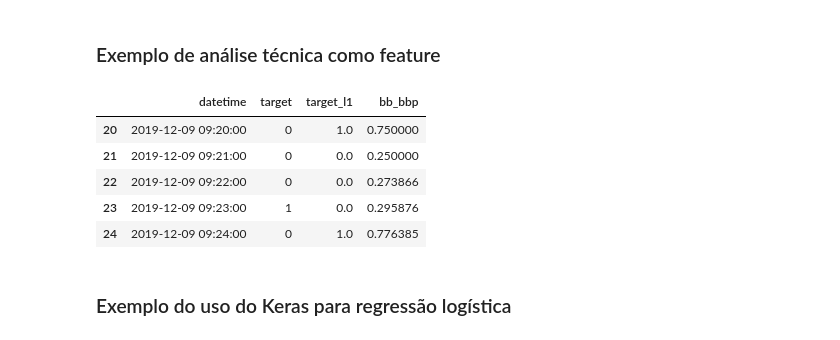
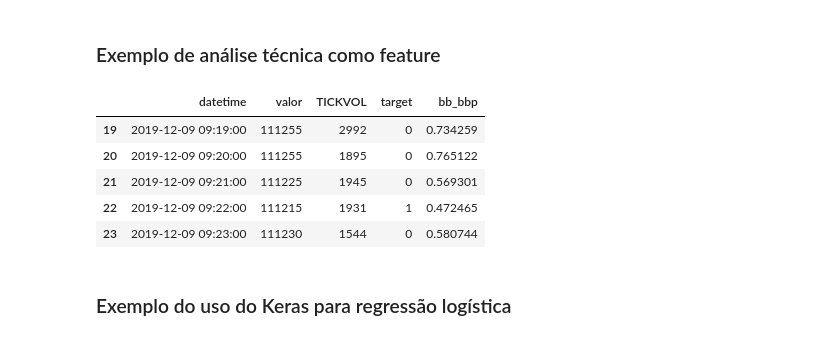
Before and after one commit to BernardoAflalo/FGV_Trabalho_WIN, a Jupyter notebook: TrabalhoFinal.ipynb, the cells around one changed output. Drawn from its saved outputs; the diff is of its cells as text; code cells hidden in the pictures.

```diff
--- a/TrabalhoFinal.ipynb
+++ b/TrabalhoFinal.ipynb
@@ -46,5 +43,0 @@ data.rename(columns = {'CLOSE':'valor'}, inplace = True)
-# %%
-# Criando a variável target
-data['target_num'] = data['valor'].diff()
-data['target'] = data['target_num'].apply(lambda x: 1 if x>=10 else 0)
-data.head()
@@ -57,0 +44,15 @@ data.head()
+# %%
+# Tratamentos básicos de datas
+data['datetime'] = data['DATE'] + ' ' + data['TIME']
+data['datetime'] = pd.to_datetime(data['datetime'])
+data.sort_values(by = 'datetime', inplace = True)
+data = data[['datetime', 'TICKVOL', 'CLOSE']]
+
+# Renomeando coluna
+data.rename(columns = {'CLOSE':'valor'}, inplace = True)
+data.loc[:,'target_num'] = data['valor'].shift(-1)
+data.loc[:,'target_diff'] = data['target_num']  - data['valor']
+data.loc[:,'target'] = data['target_diff'].apply(lambda x: 1 if x>=10 else 0)
+data = data.drop(columns = ['target_num', 'target_diff'])
+
+data.head()
@@ -59,6 +81,6 @@ data.head()
 # remover primeira linha do dia. Outra opção seria deixar estas linhas e manter a feature primeira_do_dia, para informar que aquele ponto pode estar sujeito a mais oscilações. Esta estratégia não é ideal no caso do uso de modelos lineares
 data['primeira_do_dia'] = data['datetime'].diff() > pd.Timedelta(10, unit = 'hour')
 data = data.loc[data['primeira_do_dia'] == False]
-data = data[['datetime', 'target']].reset_index(drop = True)
+data = data[['datetime', 'valor', 'TICKVOL','target']].reset_index(drop = True)
 data.head()
 # %% [output]
@@ -71,16 +92,0 @@ data.head()
-# %%
-
-"""
-# Including 'None' nos minutos que nao temos dados, das 8h - 17h. Ajuda a criar features no inicio do dia (evita pegar informacoes do final do dia anterior)
-t = np.arange(min(data.datetime)-pd.Timedelta(1, unit='hour'), max(data.datetime), timedelta(minutes=1))
-t = pd.to_datetime(t)
-
-df_fill = pd.DataFrame({'datetime':t, 'target':None})
-df_fill = df_fill.loc[(df_fill.datetime.dt.hour >= 8) & (df_fill.datetime.dt.hour <=16)]
-
-data = pd.concat([data, df_fill]).reset_index(drop = True)
-data = data.drop_duplicates(subset = 'datetime')
-data.sort_values(by = 'datetime', inplace = True)
-data.reset_index(drop = True, inplace = True)
-data.head()
-"""
@@ -141,20 +147,18 @@ A acurácia assumindo que todos são 0 é 56.3%
 # %%
 # Initialize Bollinger Bands Indicator
 data_bb = data.copy()
-data_bb['target_l1'] = data_bb['target'].shift(1)
-
-indicator_bb = BollingerBands(close=data_bb["target_l1"], n=20, ndev=2)
+indicator_bb = BollingerBands(close=data_bb["valor"], n=20, ndev=2)
 data_bb['bb_bbp'] = indicator_bb.bollinger_pband()
 data_bb = data_bb.dropna()
 
 data_bb.head()
 # %% [output]
-|  | datetime | target | target_l1 | bb_bbp |
-| 20 | 2019-12-09 09:20:00 | 0 | 1.0 | 0.750000 |
-| 21 | 2019-12-09 09:21:00 | 0 | 0.0 | 0.250000 |
-| 22 | 2019-12-09 09:22:00 | 0 | 0.0 | 0.273866 |
-| 23 | 2019-12-09 09:23:00 | 1 | 0.0 | 0.295876 |
-| 24 | 2019-12-09 09:24:00 | 0 | 1.0 | 0.776385 |
+|  | datetime | valor | TICKVOL | target | bb_bbp |
+| 19 | 2019-12-09 09:19:00 | 111255 | 2992 | 0 | 0.734259 |
+| 20 | 2019-12-09 09:20:00 | 111255 | 1895 | 0 | 0.765122 |
+| 21 | 2019-12-09 09:21:00 | 111225 | 1945 | 0 | 0.569301 |
+| 22 | 2019-12-09 09:22:00 | 111215 | 1931 | 1 | 0.472465 |
+| 23 | 2019-12-09 09:23:00 | 111230 | 1544 | 0 | 0.580744 |
 # %% [markdown]
 ### Exemplo do uso do Keras para regressão logística
 # %%
```
Also changed, not shown: parts of 19 cells of this notebook.
